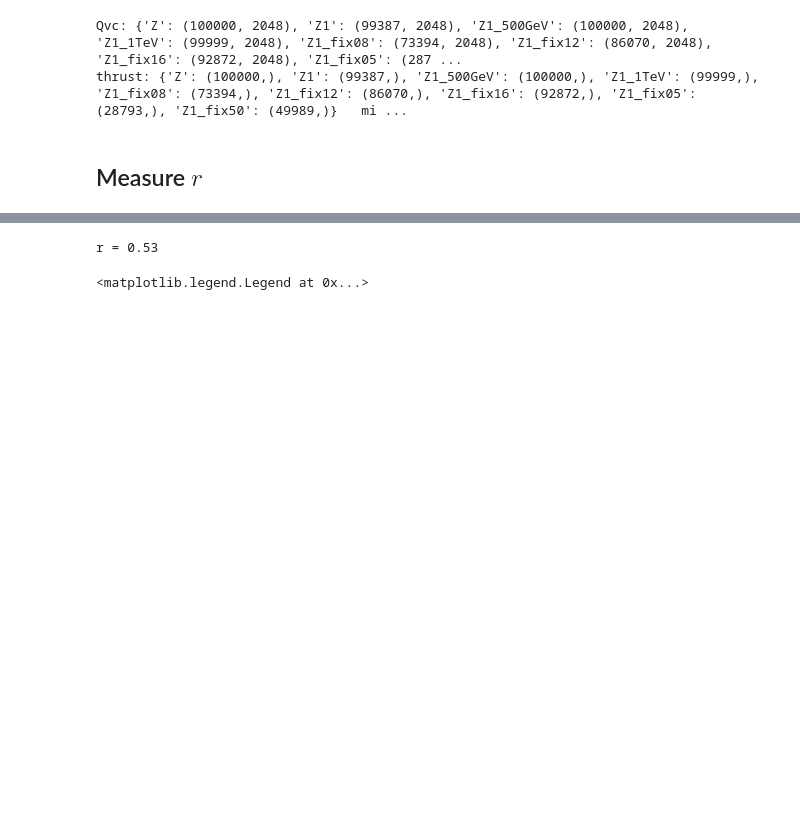
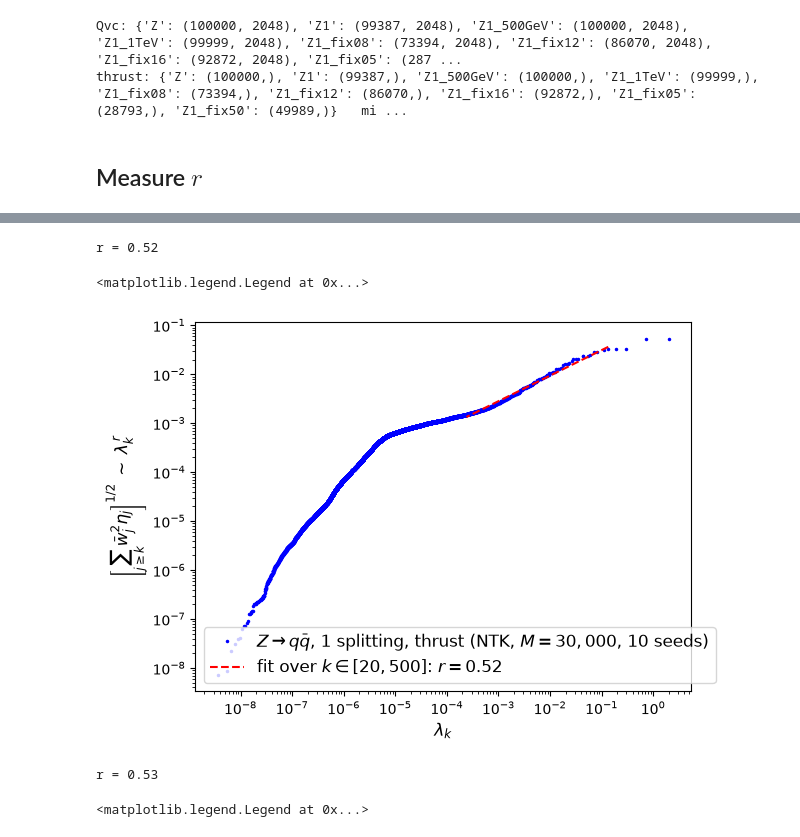
Before and after one commit to Shutko/Jet-Scaling-Laws, a Jupyter notebook: StevensCode/Measure_r.ipynb, the cells around one changed output, grey strips where cells are left out. Drawn from its saved outputs; the diff is of its cells as text; code cells hidden in the pictures; blank space fills up the shorter version.

Commit message:
updated losses and target measurement

```diff
--- a/StevensCode/Measure_r.ipynb
+++ b/StevensCode/Measure_r.ipynb
@@ -79,3 +89,26 @@ for key in labels:
+# %%
+key = 'Z1'
+depth, M = 4, 30_000
+
+lam, v2 = np.load(f'spectra/TARGETPOWER_NTK_d{depth}_Q_nq2048_M{M}_nseeds30_{key}.npy')
+
+k = np.arange(1, len(lam) + 1);
+tail = np.cumsum(v2[::-1])[::-1];  ## reverse it to sum j > k, then reverse it back ...
+# mask = (k >= 1) & (k <= len(k)//10)
+mask = (k >= 5) & (k <= 500)
+fit = np.polyfit(np.log(lam[mask]), np.log(np.sqrt(tail[mask])), 1);
+print(f'r = {fit[0]:.2f}')
+
+
+plt.loglog(lam, np.sqrt(tail), '.', ms=3, color='b', label=rf'{labels[key]}, thrust (NTK, $M = {M:,}$, 10 seeds)')
+plt.loglog(lam[mask], np.exp(np.polyval(fit, np.log(lam[mask]))), 'r--', label=rf'fit over $k \in [20, 500]$: $r = {fit[0]:.2f}$')
+plt.xlabel(r'$\lambda_k$', fontsize=12);
+plt.ylabel(r'$\left[\sum_{j\geq k} \bar w_j^2\eta_j\right]^{1/2} \;\sim\; \lambda_k^{\,r}$', fontsize=12);
+plt.legend(fontsize=12)
+# %% [output]
+r = 0.52
+<matplotlib.legend.Legend at 0x...>
+[figure, added]
 # %%
 key = 'Z1'
 
```
Also changed, not shown: parts of 1 cell of this notebook, 20 other files.
